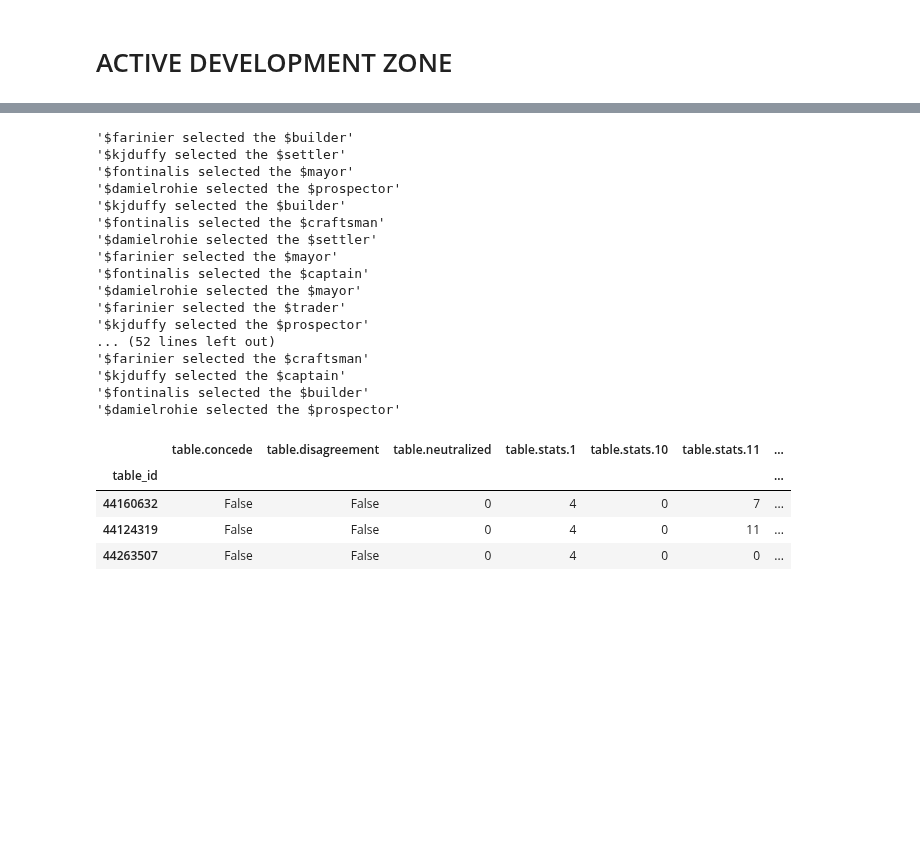
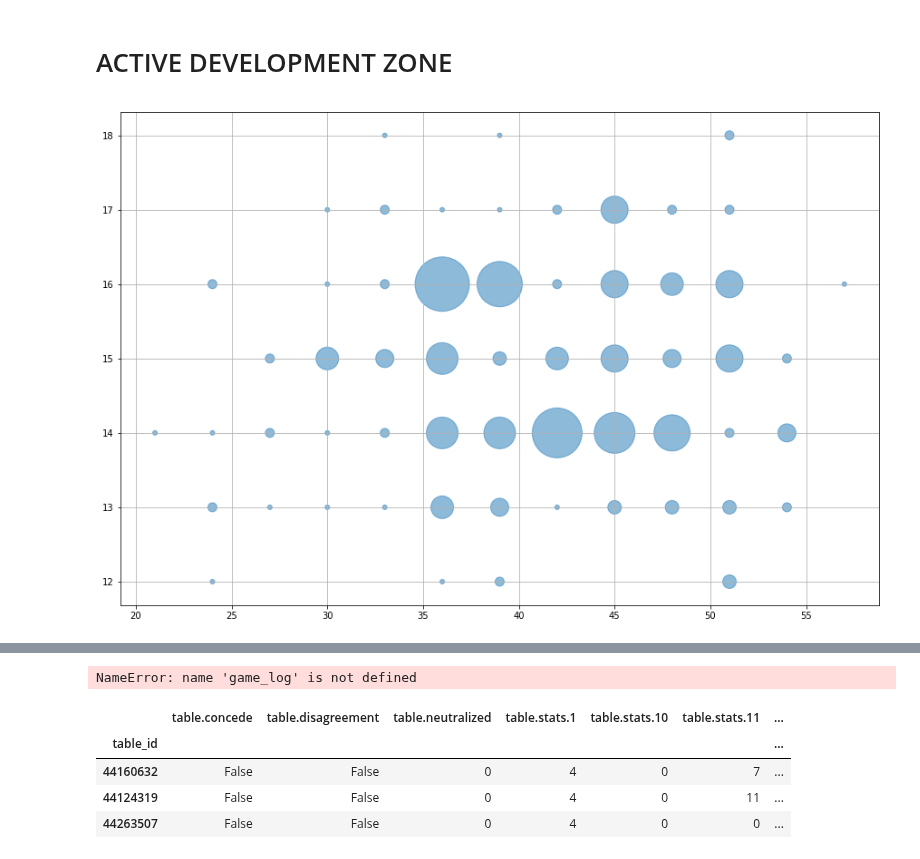
Before and after one commit to xiwix/binder, a Jupyter notebook: bga.puertorico.analyze.ipynb, the cells around one changed output, grey strips where cells are left out. Cells and saved outputs as stored; diff of their text form; code cells hidden in the pictures; blank space fills up the shorter version.

```diff
--- a/bga.puertorico.analyze.ipynb
+++ b/bga.puertorico.analyze.ipynb
@@ -18,6 +18,7 @@ import pandas as pd
 from pandas.io.json import json_normalize
 
 import matplotlib.pyplot as plt
+plt.rcParams['figure.figsize'] = [15, 10]
 # %%
 import json
 from json import JSONEncoder, JSONDecoder
@@ -207,10 +208,8 @@ def steps(log):
         for sub_move_id, sub_move in enumerate(move['data']):
             yield sub_move
 # %%
-stats = for_each(datas,
-                 select_all('$[*].log.data.data.data'),
-                 select_all('$[*][*].data[?(@.type == "gameStateChange" & @.args.action == "stGameEnd")].args.args')
-                )
+logs  = select_all('$[*].log.data.data.data')(datas)
+stats = select_all('$[*][*].data[?(@.type == "gameStateChange" & @.args.action == "stGameEnd")].args.args')(logs)
 
 for i,t in enumerate(datas):
     stats[i]['table_id'] = t['table']
@@ -225,3 +225,16 @@ def countGovernors(log):
+# %%
+g = [countGovernors(l) for l in logs]
+s = [float(s['table']['stats']['2'])//3 for s in stats]
+c = collections.Counter(zip(s, g))
+s, g, c = zip(*[(k[0]*3, k[1], (5*v)**2) for k,v in c.items()])
+
+fig, ax = plt.subplots()
+ax.scatter(s, g, s=c, alpha=.5)
+ax.grid(True)
+
+plt.show()
+# %% [output]
+[figure, added]
 # %%
 def countRoles(log):
     lst = [(s['args']['player_name'], s['args']['rol_type']) for s in steps(log) if s['type'] == 'roleSelected']
@@ -251,23 +261,7 @@ for s in steps(game_log):
     if s['type'] == 'roleSelected':
         pprint((s['log'].format(**s['args']), s))
 # %% [output]
-'$farinier selected the $builder'
-'$kjduffy selected the $settler'
-'$fontinalis selected the $mayor'
-'$damielrohie selected the $prospector'
-'$kjduffy selected the $builder'
-'$fontinalis selected the $craftsman'
-'$damielrohie selected the $settler'
-'$farinier selected the $mayor'
-'$fontinalis selected the $captain'
-'$damielrohie selected the $mayor'
-'$farinier selected the $trader'
-'$kjduffy selected the $prospector'
-... (52 lines left out)
-'$farinier selected the $craftsman'
-'$kjduffy selected the $captain'
-'$fontinalis selected the $builder'
-'$damielrohie selected the $prospector'
+NameError: name 'game_log' is not defined
 # %%
 df_table = json_normalize(data=stats).drop(columns=['result']).set_index('table_id')
 df_table.head(3)
```
Also changed, not shown: parts of 4 cells of this notebook.
